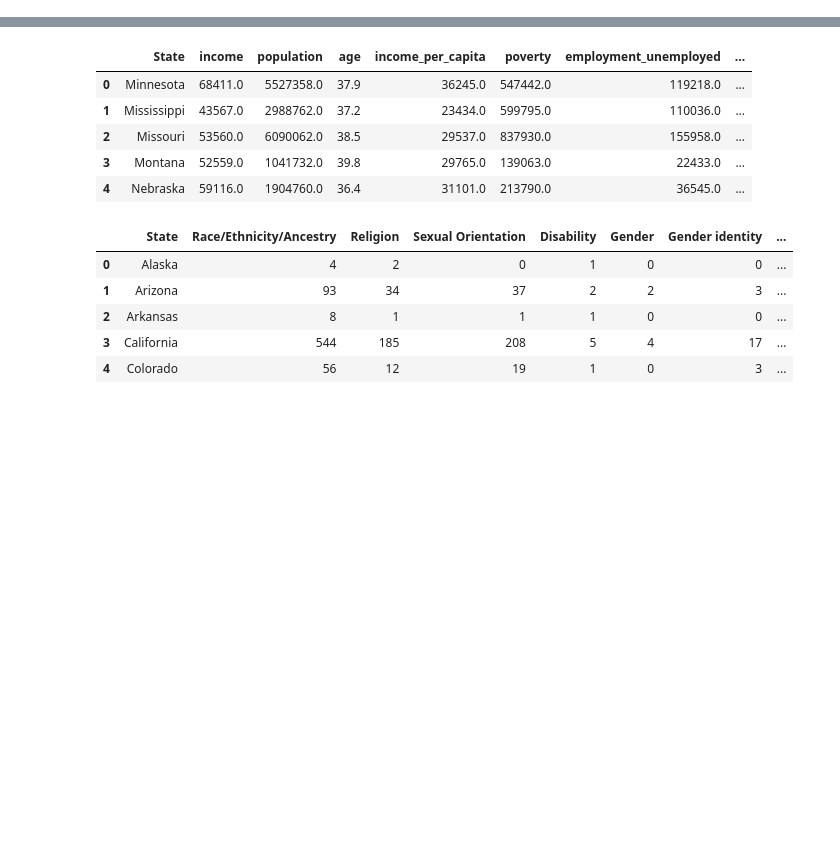
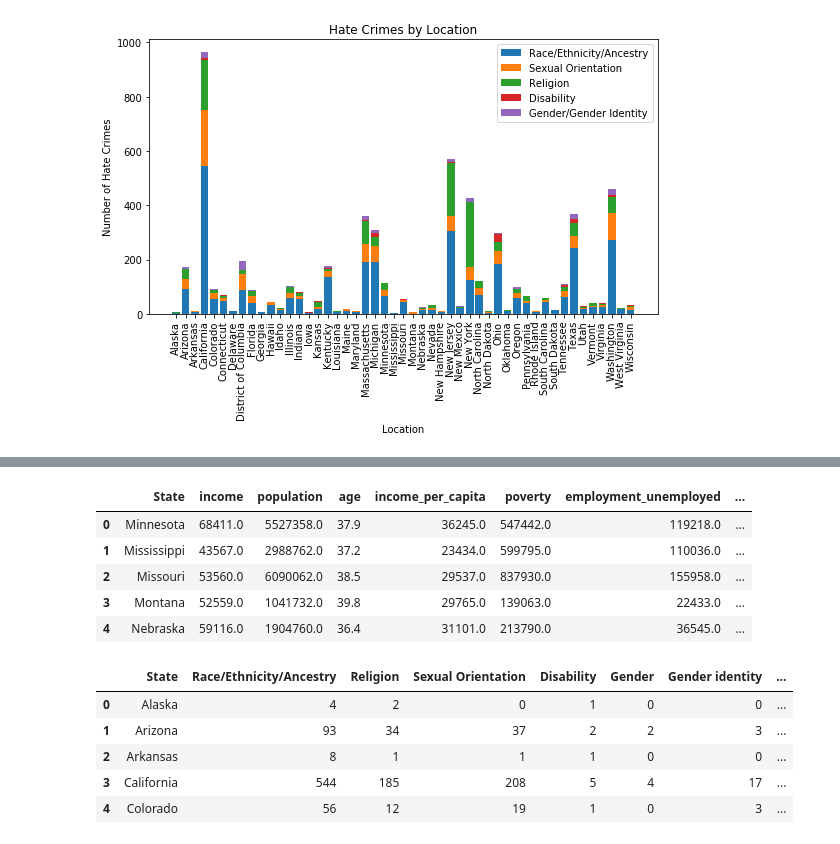
Before and after one commit to msheker/project1mmm, a Jupyter notebook: hatecrime.ipynb, the cells around one changed output, grey strips where cells are left out. Cells and saved outputs as stored; diff of their text form; code cells hidden in the pictures; blank space fills up the shorter version.

```diff
--- a/hatecrime.ipynb
+++ b/hatecrime.ipynb
@@ -59,19 +74,19 @@ loc = dfa.loc[:,["Lat","Lng"]]
 # %%
-dfg = df.groupby("State").sum()
-dfg.loc[:,['Race/Ethnicity/Ancestry', 'Religion', 'Sexual Orientation',
+grouped_df = df.groupby("State").sum()
+grouped_df.loc[:,['Race/Ethnicity/Ancestry', 'Religion', 'Sexual Orientation',
        'Disability', 'Gender', 'Gender identity']]
-dfg["Total"] = dfg["Race/Ethnicity/Ancestry"] + dfg["Religion"] + dfg["Gender"] + dfg["Gender identity"] + dfg["Disability"] + dfg["Sexual Orientation"]
+grouped_df["Total"] = grouped_df["Race/Ethnicity/Ancestry"] + grouped_df["Religion"] + grouped_df["Gender"] + grouped_df["Gender identity"] + grouped_df["Disability"] + grouped_df["Sexual Orientation"]
 # %%
 plt.figure(figsize=(8,6))
 
-race = plt.bar(range(dfg.shape[0]),dfg["Race/Ethnicity/Ancestry"])
-sex  = plt.bar(range(dfg.shape[0]),dfg["Sexual Orientation"],bottom=dfg["Race/Ethnicity/Ancestry"])
-rel  = plt.bar(range(dfg.shape[0]),dfg["Religion"], bottom = dfg["Race/Ethnicity/Ancestry"]+ dfg["Sexual Orientation"])
-dis  = plt.bar(range(dfg.shape[0]),dfg["Disability"], bottom = dfg["Race/Ethnicity/Ancestry"] + dfg["Sexual Orientation"]+ dfg["Religion"])
-gen  = plt.bar(range(dfg.shape[0]),dfg["Gender"] + dfg["Gender identity"], bottom = dfg["Race/Ethnicity/Ancestry"]+ dfg["Sexual Orientation"] + dfg["Religion"] + dfg["Disability"])
+race = plt.bar(range(grouped_df.shape[0]),grouped_df["Race/Ethnicity/Ancestry"])
+sex  = plt.bar(range(grouped_df.shape[0]),grouped_df["Sexual Orientation"],bottom=grouped_df["Race/Ethnicity/Ancestry"])
+rel  = plt.bar(range(grouped_df.shape[0]),grouped_df["Religion"], bottom = grouped_df["Race/Ethnicity/Ancestry"]+ grouped_df["Sexual Orientation"])
+dis  = plt.bar(range(grouped_df.shape[0]),grouped_df["Disability"], bottom = grouped_df["Race/Ethnicity/Ancestry"] + grouped_df["Sexual Orientation"]+ grouped_df["Religion"])
+gen  = plt.bar(range(grouped_df.shape[0]),grouped_df["Gender"] + grouped_df["Gender identity"], bottom = grouped_df["Race/Ethnicity/Ancestry"]+ grouped_df["Sexual Orientation"] + grouped_df["Religion"] + grouped_df["Disability"])
 
-ind = list(dfg.index)
-plt.xticks(range(dfg.shape[0]),labels=ind, rotation = 90)
+ind = list(grouped_df.index)
+plt.xticks(range(grouped_df.shape[0]),labels=ind, rotation = 90)
 plt.title("Hate Crimes by Location")
 plt.legend((race,sex,rel,dis,gen),("Race/Ethnicity/Ancestry","Sexual Orientation","Religion","Disability","Gender/Gender Identity"))
 plt.ylabel("Number of Hate Crimes")
@@ -79,5 +94,5 @@ plt.xlabel("Location")
 plt.tight_layout()
 plt.show()
 
-plt.savefig("HateCrimes.png")
+#plt.savefig("HateCrimes.png")
 # %% [output]
@@ -86 +99,2 @@ plt.savefig("HateCrimes.png")
+[figure, added]
 # %%
```
Also changed, not shown: parts of 27 cells of this notebook.
